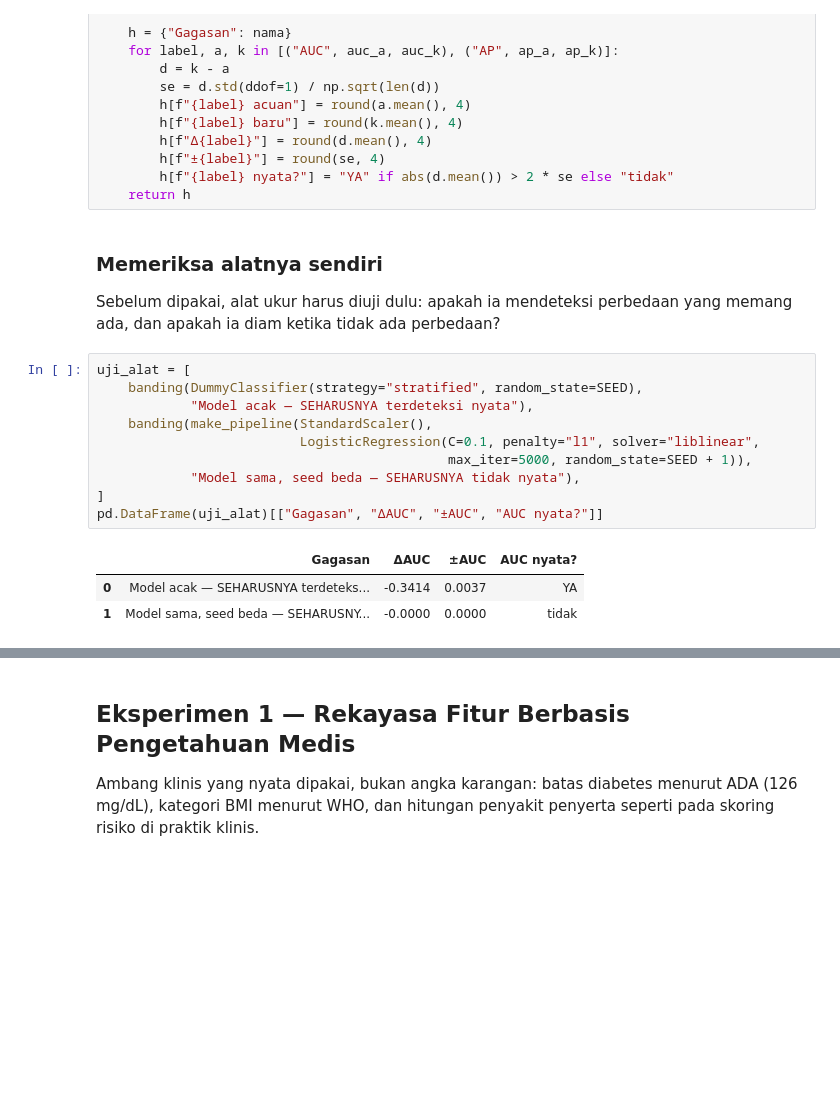
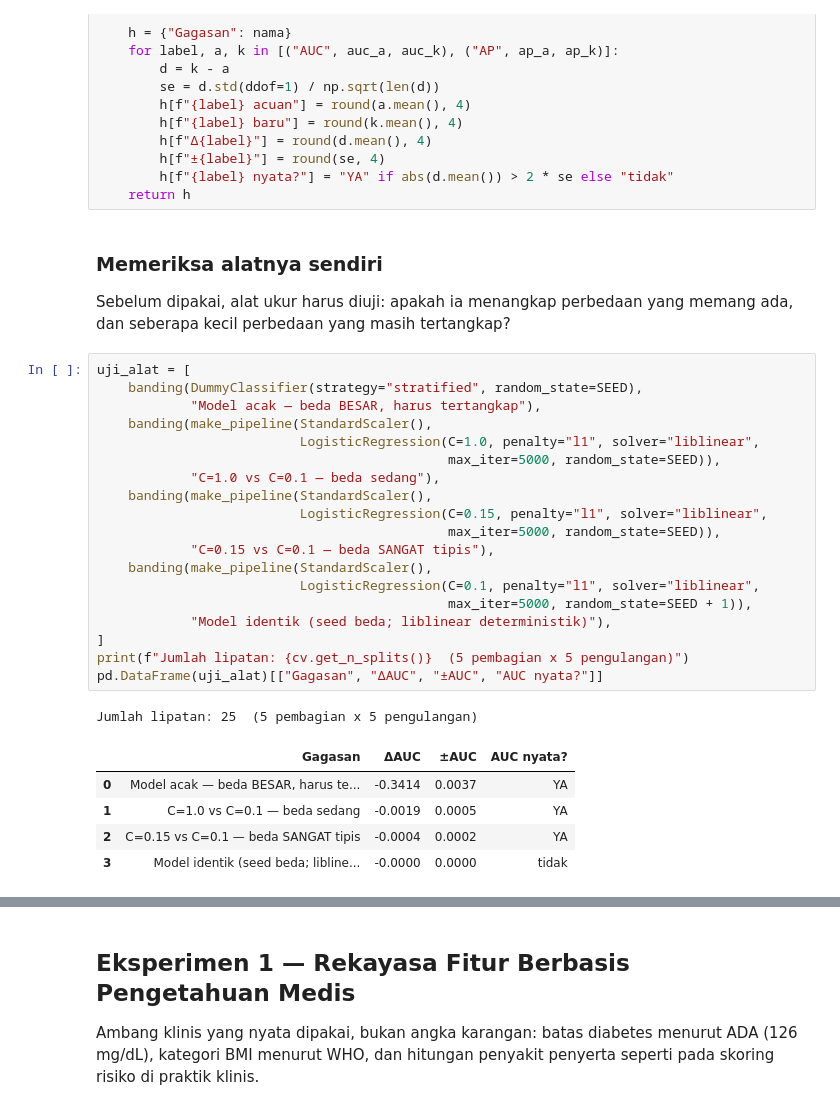
Before and after one commit to ravi-arnan/machine-learning, a Jupyter notebook: notebooks/09_eksperimen.ipynb, the cells around one changed output, grey strips where cells are left out. Cells and saved outputs as stored; diff of their text form; blank space fills up the shorter version.

```diff
--- a/notebooks/09_eksperimen.ipynb
+++ b/notebooks/09_eksperimen.ipynb
@@ -155,20 +165,32 @@ def banding(kandidat, nama, X_kandidat=None, acuan=None, cv=cv):
 # %% [markdown]
 ### Memeriksa alatnya sendiri
 
-Sebelum dipakai, alat ukur harus diuji dulu: apakah ia mendeteksi perbedaan yang
-memang ada, dan apakah ia diam ketika tidak ada perbedaan?
+Sebelum dipakai, alat ukur harus diuji: apakah ia menangkap perbedaan yang memang ada,
+dan seberapa kecil perbedaan yang masih tertangkap?
 # %%
 uji_alat = [
     banding(DummyClassifier(strategy="stratified", random_state=SEED),
-            "Model acak — SEHARUSNYA terdeteksi nyata"),
+            "Model acak — beda BESAR, harus tertangkap"),
+    banding(make_pipeline(StandardScaler(),
+                          LogisticRegression(C=1.0, penalty="l1", solver="liblinear",
+                                             max_iter=5000, random_state=SEED)),
+            "C=1.0 vs C=0.1 — beda sedang"),
+    banding(make_pipeline(StandardScaler(),
+                          LogisticRegression(C=0.15, penalty="l1", solver="liblinear",
+                                             max_iter=5000, random_state=SEED)),
+            "C=0.15 vs C=0.1 — beda SANGAT tipis"),
     banding(make_pipeline(StandardScaler(),
                           LogisticRegression(C=0.1, penalty="l1", solver="liblinear",
                                              max_iter=5000, random_state=SEED + 1)),
-            "Model sama, seed beda — SEHARUSNYA tidak nyata"),
+            "Model identik (seed beda; liblinear deterministik)"),
 ]
+print(f"Jumlah lipatan: {cv.get_n_splits()}  (5 pembagian x 5 pengulangan)")
 pd.DataFrame(uji_alat)[["Gagasan", "ΔAUC", "±AUC", "AUC nyata?"]]
 # %% [output]
+Jumlah lipatan: 25  (5 pembagian x 5 pengulangan)
 |  | Gagasan | ΔAUC | ±AUC | AUC nyata? |
-| 0 | Model acak — SEHARUSNYA terdeteks... | -0.3414 | 0.0037 | YA |
-| 1 | Model sama, seed beda — SEHARUSNY... | -0.0000 | 0.0000 | tidak |
+| 0 | Model acak — beda BESAR, harus te... | -0.3414 | 0.0037 | YA |
+| 1 | C=1.0 vs C=0.1 — beda sedang | -0.0019 | 0.0005 | YA |
+| 2 | C=0.15 vs C=0.1 — beda SANGAT tipis | -0.0004 | 0.0002 | YA |
+| 3 | Model identik (seed beda; libline... | -0.0000 | 0.0000 | tidak |
 # %% [markdown]
```
Also changed, not shown: parts of 12 cells of this notebook, 4 other files.
